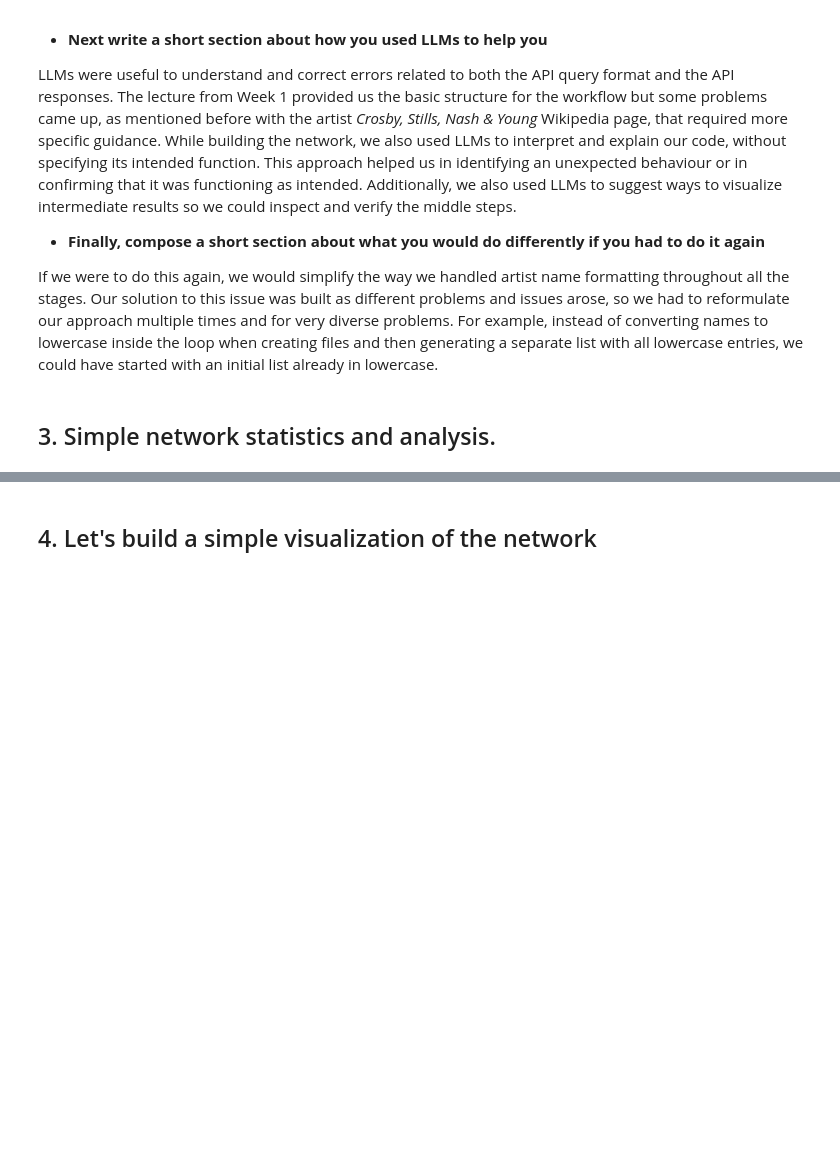
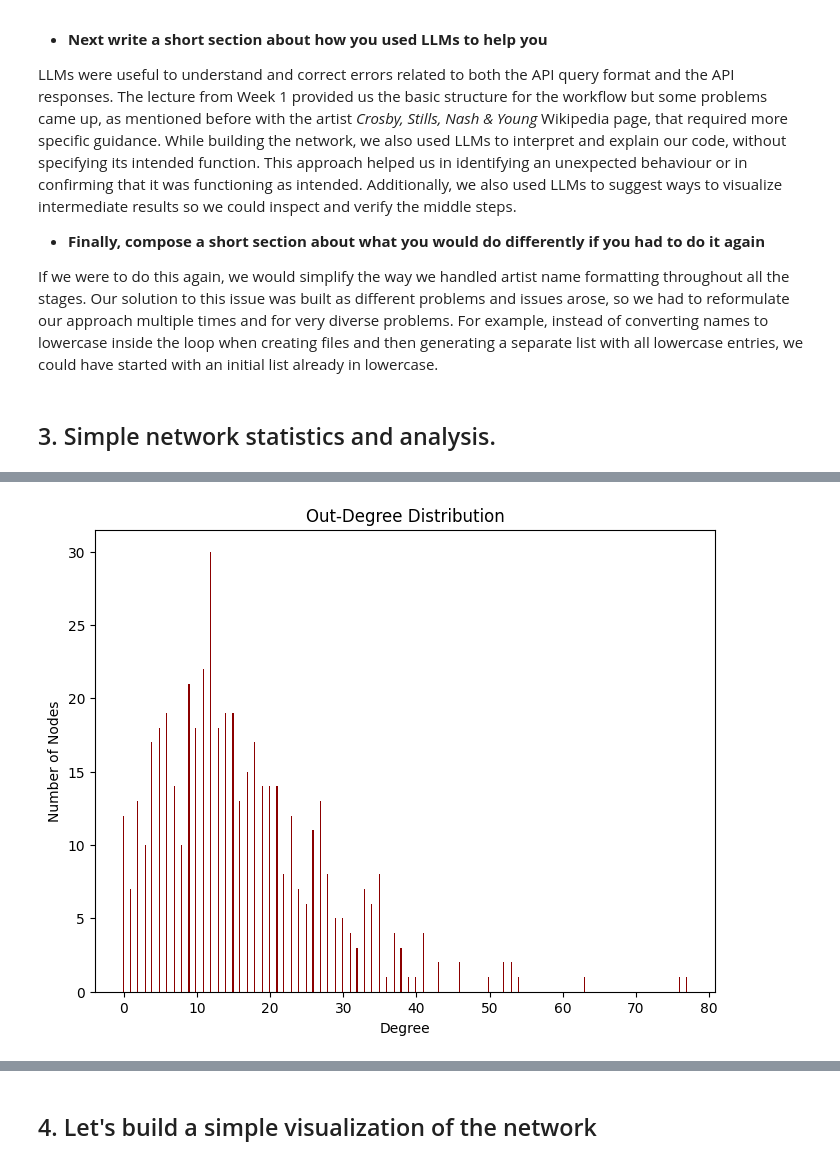
Before and after one commit to joaommata/Social_Graphs_Assignment1, a Jupyter notebook: ass1.ipynb, the cells around one changed output, grey strips where cells are left out. Saved outputs shown, nothing was run; the diff lists cells and outputs as text; code cells hidden in the pictures; blank space fills up the shorter version.

```diff
--- a/ass1.ipynb
+++ b/ass1.ipynb
@@ -215,0 +263,15 @@ If we were to do this again, we would simplify the way we handled artist name fo
+# %%
+out_degrees = G.out_degree()
+out_values = sorted([d for n,d in out_degrees])
+
+n_bins = 500
+out_counts, out_bins = np.histogram(out_values, n_bins)
+plt.figure(figsize=(8,6))
+#plt.bar(out_bins[:-1], out_counts)
+plt.bar(out_bins[:-1], out_counts, width=np.diff(out_bins), color='darkred')
+plt.xlabel('Degree')
+plt.ylabel('Number of Nodes')
+plt.title('Out-Degree Distribution')
+plt.show()
+# %% [output]
+[figure, added]
```
Also changed, not shown: parts of 29 cells of this notebook.
